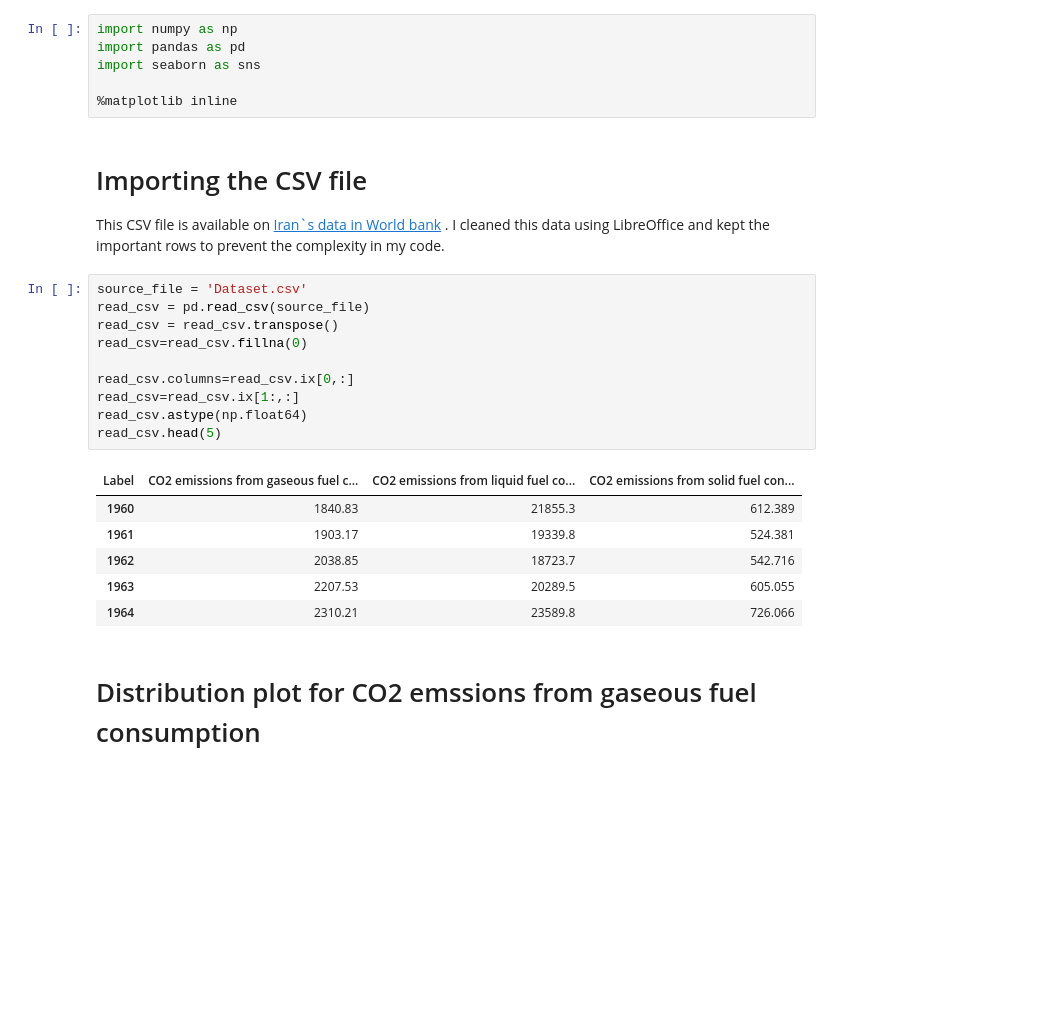
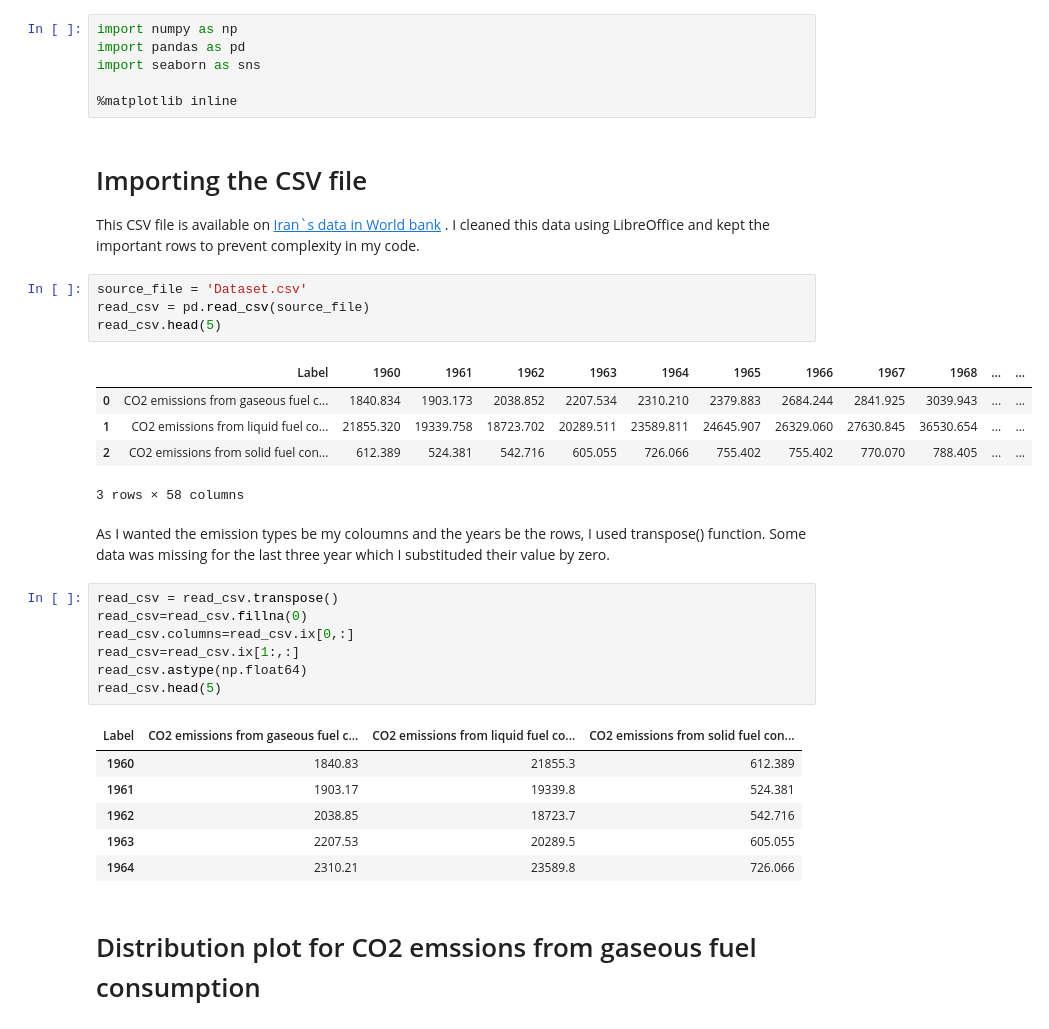
Before and after one commit to tnzmnjm/Seaborn-visualisation, a Jupyter notebook: CO2 Emission.ipynb, the cells around one changed output. Drawn from its saved outputs; the diff is of its cells as text; blank space fills up the shorter version.

```diff
--- a/CO2 Emission.ipynb
+++ b/CO2 Emission.ipynb
@@ -7,13 +7,22 @@ import seaborn as sns
 # %% [markdown]
 # Importing the CSV file
 
-This CSV file is available on [Iran`s data in World bank](https://www.worldbank.org/en/country/iran) . I cleaned this data using LibreOffice and kept the important rows to prevent the complexity in my code.
+This CSV file is available on [Iran`s data in World bank](https://www.worldbank.org/en/country/iran) . I cleaned this data using LibreOffice and kept the important rows to prevent complexity in my code.
+# %%
+source_file = 'Dataset.csv'
+read_csv = pd.read_csv(source_file)
+read_csv.head(5)
+# %% [output]
+|  | Label | 1960 | 1961 | 1962 | 1963 | 1964 | 1965 | 1966 | 1967 | 1968 | ... | ... |
+| 0 | CO2 emissions from gaseous fuel c... | 1840.834 | 1903.173 | 2038.852 | 2207.534 | 2310.210 | 2379.883 | 2684.244 | 2841.925 | 3039.943 | ... | ... |
+| 1 | CO2 emissions from liquid fuel co... | 21855.320 | 19339.758 | 18723.702 | 20289.511 | 23589.811 | 24645.907 | 26329.060 | 27630.845 | 36530.654 | ... | ... |
+| 2 | CO2 emissions from solid fuel con... | 612.389 | 524.381 | 542.716 | 605.055 | 726.066 | 755.402 | 755.402 | 770.070 | 788.405 | ... | ... |
+3 rows × 58 columns
+# %% [markdown]
+As I wanted the emission types be   my coloumns and the years be the rows, I used transpose() function. Some data was missing for the last three year which I substituded their value by zero.
 # %%
-source_file = 'Dataset.csv'
-read_csv = pd.read_csv(source_file)
 read_csv = read_csv.transpose()
 read_csv=read_csv.fillna(0)
-
 read_csv.columns=read_csv.ix[0,:]
 read_csv=read_csv.ix[1:,:]
 read_csv.astype(np.float64)
```
